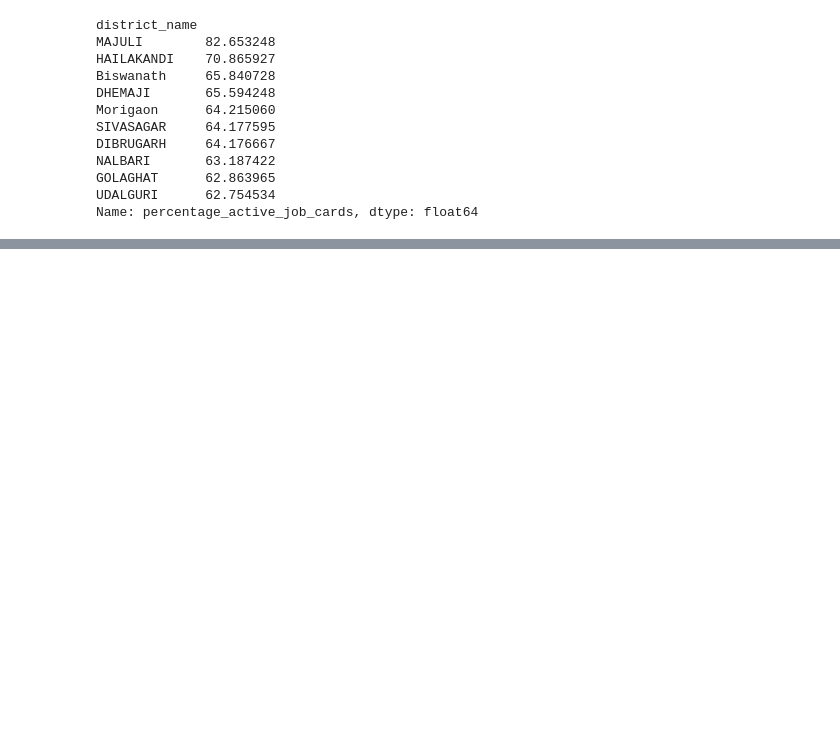
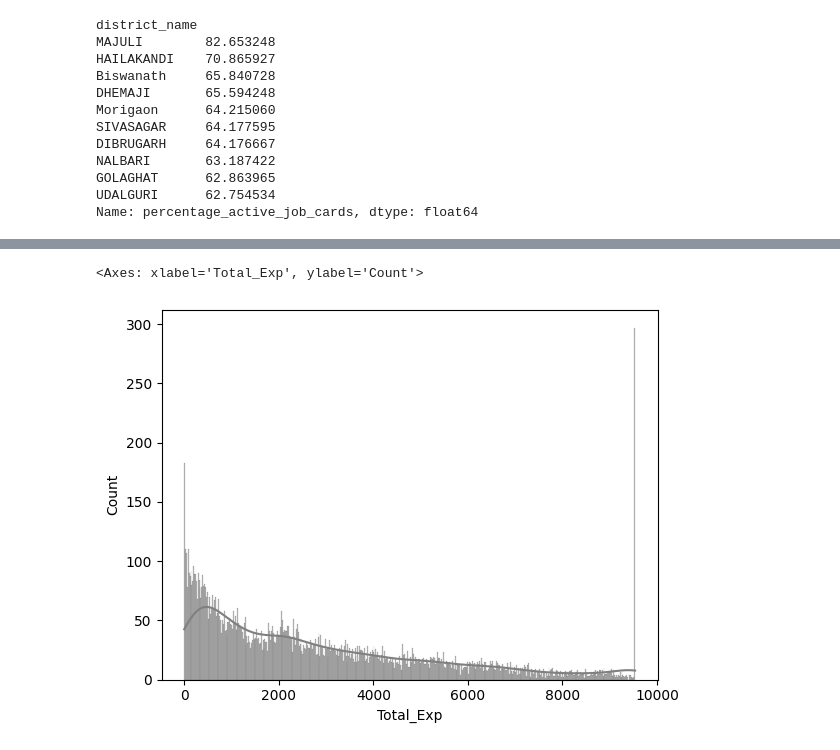
Before and after one commit to iamabirakash/INT-375, a Jupyter notebook: AssamEmployment.ipynb, the cells around one changed output, grey strips where cells are left out. Drawn from its saved outputs; the diff is of its cells as text; code cells hidden in the pictures; blank space fills up the shorter version.

```diff
--- a/AssamEmployment.ipynb
+++ b/AssamEmployment.ipynb
@@ -480,0 +438,5 @@ plt.show()
+# %%
+sns.histplot(data1['Total_Exp'],bins=500,kde=True,color='grey')
+# %% [output]
+<Axes: xlabel='Total_Exp', ylabel='Count'>
+[figure, added]
```
Also changed, not shown: parts of 27 cells of this notebook.
